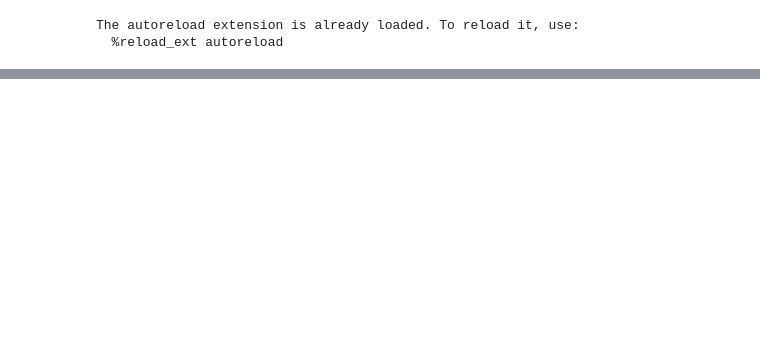
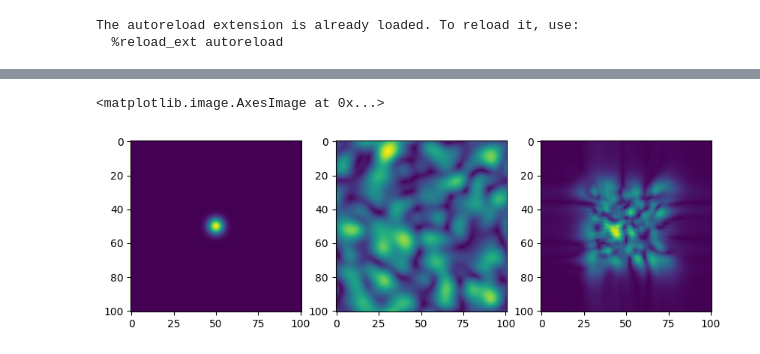
Before and after one commit to jysru/tensor_tools, a Jupyter notebook: examples/fft.ipynb, the cells around one changed output, grey strips where cells are left out. Drawn from its saved outputs; the diff is of its cells as text; code cells hidden in the pictures; blank space fills up the shorter version.

```diff
--- a/examples/fft.ipynb
+++ b/examples/fft.ipynb
@@ -28,0 +31,13 @@ axs[2].imshow(np.abs(frt_np))
+# %%
+z_tf = tf.convert_to_tensor(z_np)
+ft_tf = tf_fft.fft2(z_tf)
+frt_tf = tf_fft.ffrt2(z_tf, dz=40e-6, pixel_size=1e-6, wavelength=1064e-9)
+
+
+fig, axs = plt.subplots(1, 3, figsize=(10,3))
+axs[0].imshow(np.abs(z_tf))
+axs[1].imshow(np.abs(ft_tf))
+axs[2].imshow(np.abs(frt_tf))
+# %% [output]
+<matplotlib.image.AxesImage at 0x...>
+[figure, added]
```
Also changed, not shown: parts of 2 cells of this notebook, 2 other files.
